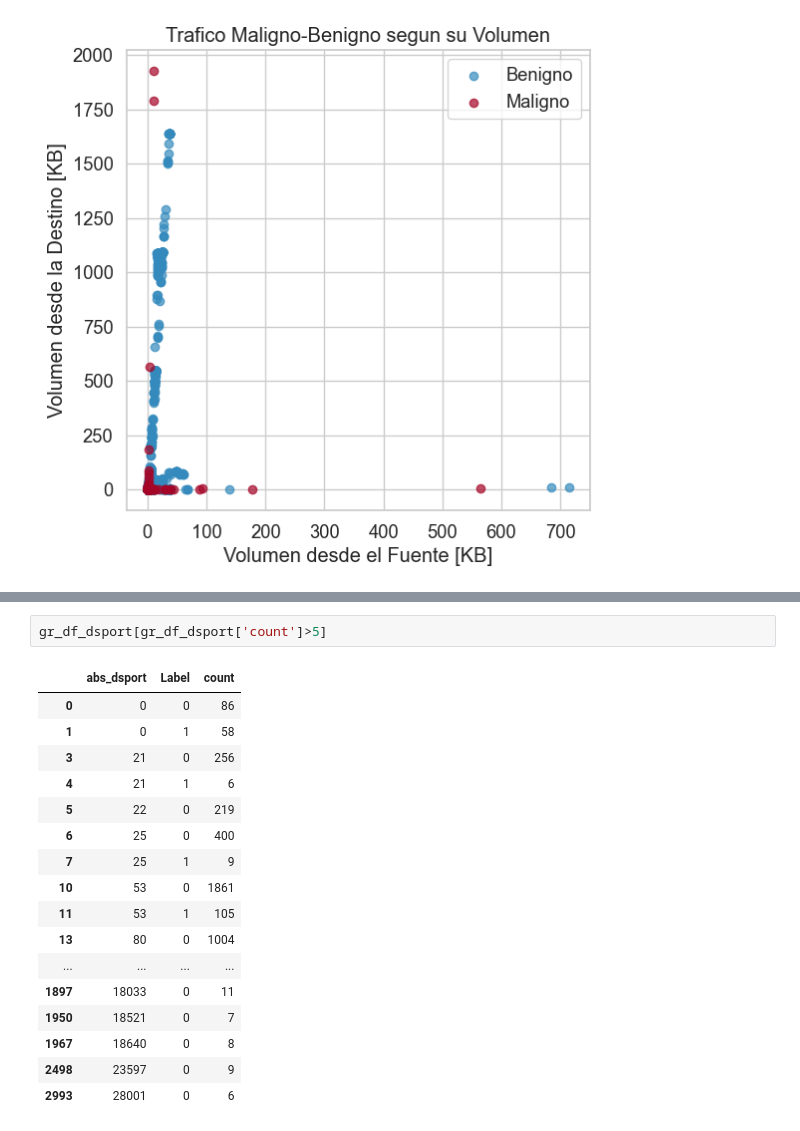
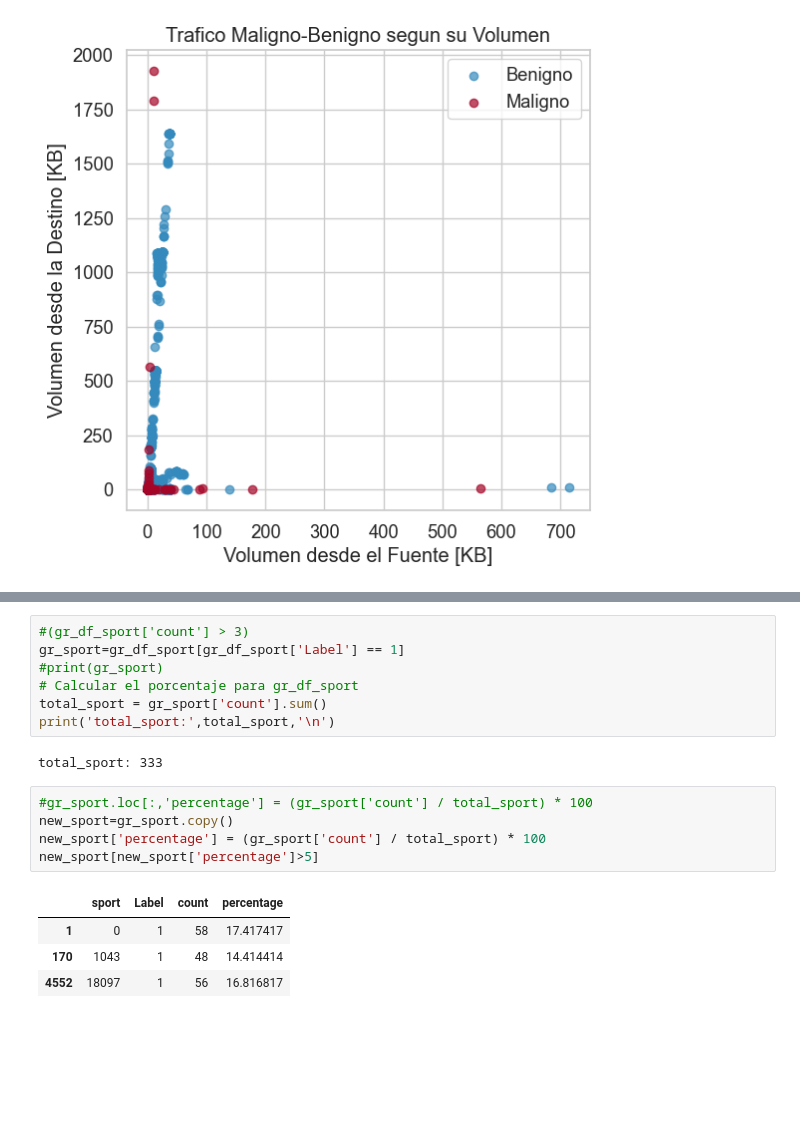
Before and after one commit to jorgeaguirre-dev/Cyber_Attacks_Detection, a Jupyter notebook: ProyectoDS_ParteI_AguirreJorge2.ipynb, the cells around one changed output, grey strips where cells are left out. Cells and saved outputs as stored; diff of their text form; blank space fills up the shorter version.

```diff
--- a/ProyectoDS_ParteI_AguirreJorge2.ipynb
+++ b/ProyectoDS_ParteI_AguirreJorge2.ipynb
@@ -98,20 +84,19 @@ gr_df_sport[gr_df_sport['count']>5]
-# %%
-gr_df_dsport[gr_df_dsport['count']>5]
-# %% [output]
-|  | abs_dsport | Label | count |
-| 0 | 0 | 0 | 86 |
-| 1 | 0 | 1 | 58 |
-| 3 | 21 | 0 | 256 |
-| 4 | 21 | 1 | 6 |
-| 5 | 22 | 0 | 219 |
-| 6 | 25 | 0 | 400 |
-| 7 | 25 | 1 | 9 |
-| 10 | 53 | 0 | 1861 |
-| 11 | 53 | 1 | 105 |
-| 13 | 80 | 0 | 1004 |
-| ... | ... | ... | ... |
-| 1897 | 18033 | 0 | 11 |
-| 1950 | 18521 | 0 | 7 |
-| 1967 | 18640 | 0 | 8 |
-| 2498 | 23597 | 0 | 9 |
-| 2993 | 28001 | 0 | 6 |
+# %%
+#(gr_df_sport['count'] > 3)
+gr_sport=gr_df_sport[gr_df_sport['Label'] == 1]
+#print(gr_sport)
+# Calcular el porcentaje para gr_df_sport
+total_sport = gr_sport['count'].sum()
+print('total_sport:',total_sport,'\n')
+# %% [output]
+total_sport: 333
+# %%
+#gr_sport.loc[:,'percentage'] = (gr_sport['count'] / total_sport) * 100
+new_sport=gr_sport.copy()
+new_sport['percentage'] = (gr_sport['count'] / total_sport) * 100
+new_sport[new_sport['percentage']>5]
+# %% [output]
+|  | sport | Label | count | percentage |
+| 1 | 0 | 1 | 58 | 17.417417 |
+| 170 | 1043 | 1 | 48 | 14.414414 |
+| 4552 | 18097 | 1 | 56 | 16.816817 |
```
Also changed, not shown: parts of 7 cells of this notebook, 1 other file.
